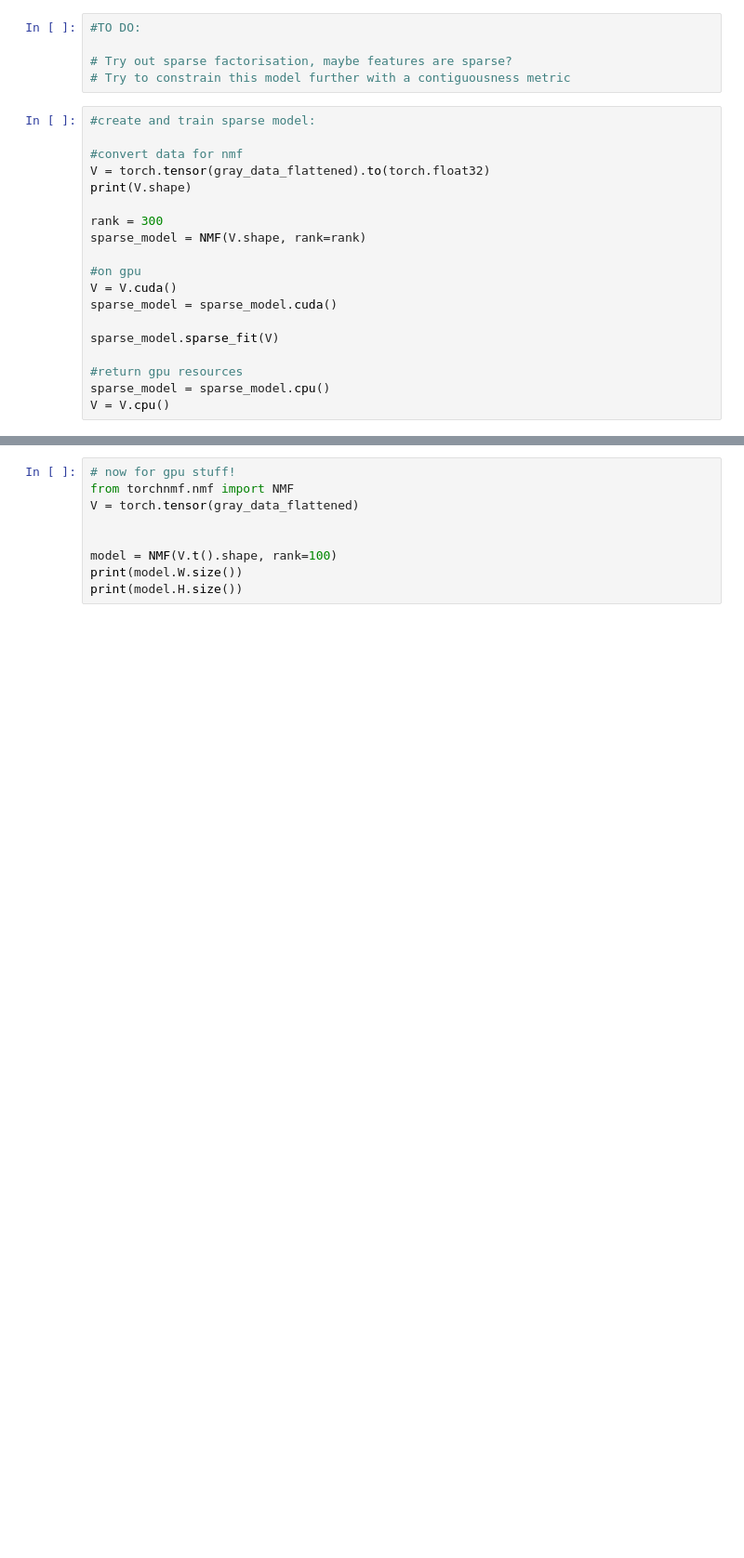
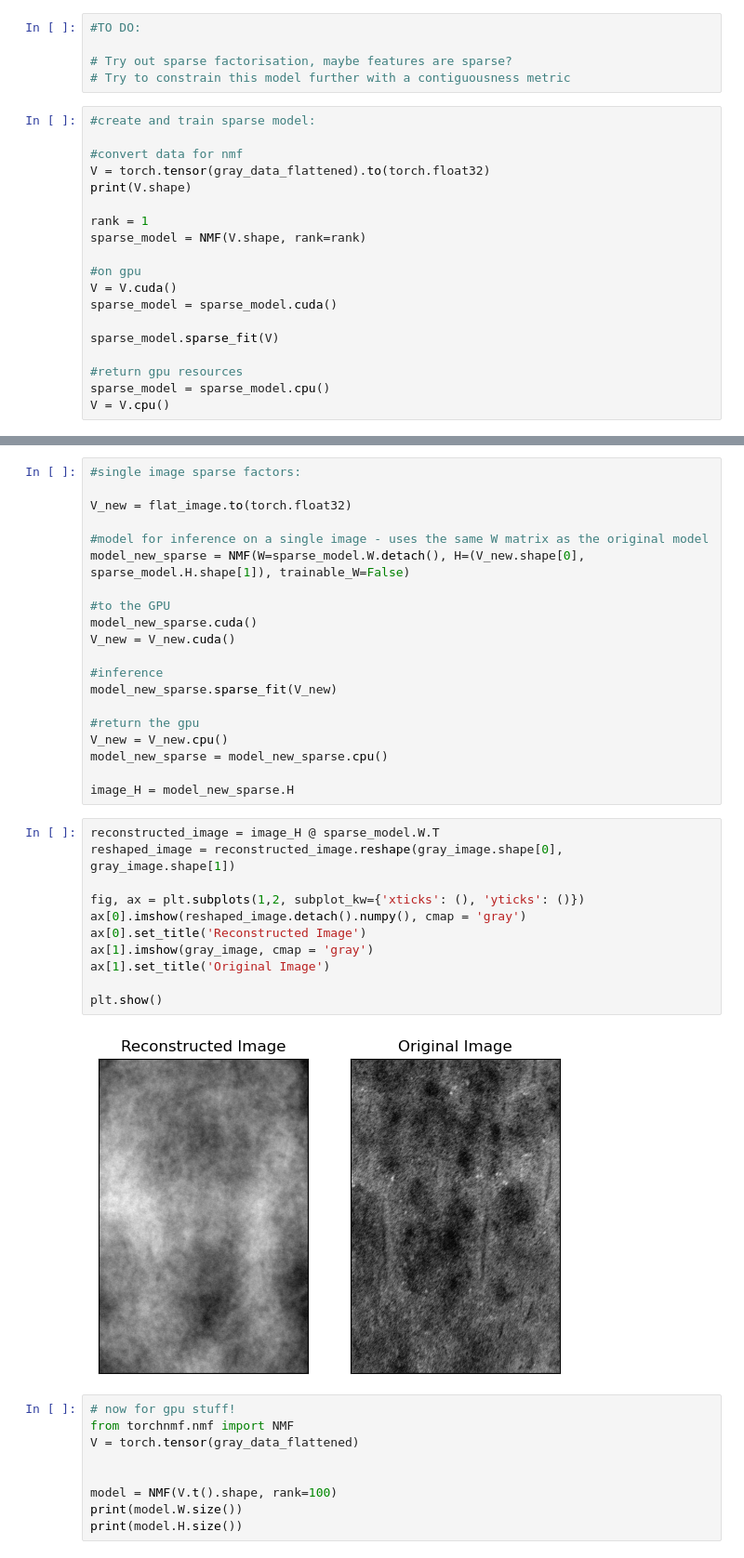
Before and after one commit to N0AHt/nmf_on_gpu, a Jupyter notebook: pytorch_nmf.ipynb, the cells around one changed output, grey strips where cells are left out. Shown at 93% size. Cells and saved outputs as stored; diff of their text form; blank space fills up the shorter version.

Commit message:
found a bug using sparse single image. deal with later

```diff
--- a/pytorch_nmf.ipynb
+++ b/pytorch_nmf.ipynb
@@ -193,7 +202,7 @@ plt.show()
 V = torch.tensor(gray_data_flattened).to(torch.float32)
 print(V.shape)
 
-rank = 300
+rank = 1
 sparse_model = NMF(V.shape, rank=rank)
 
 #on gpu
@@ -227,3 +238,36 @@ plt.show()
+# %%
+#single image sparse factors:
+
+V_new = flat_image.to(torch.float32)
+
+#model for inference on a single image - uses the same W matrix as the original model
+model_new_sparse = NMF(W=sparse_model.W.detach(), H=(V_new.shape[0], sparse_model.H.shape[1]), trainable_W=False)
+
+#to the GPU
+model_new_sparse.cuda()
+V_new = V_new.cuda()
+
+#inference
+model_new_sparse.sparse_fit(V_new)
+
+#return the gpu
+V_new = V_new.cpu()
+model_new_sparse = model_new_sparse.cpu()
+
+image_H = model_new_sparse.H
+# %%
+reconstructed_image = image_H @ sparse_model.W.T
+reshaped_image = reconstructed_image.reshape(gray_image.shape[0], gray_image.shape[1])
+
+fig, ax = plt.subplots(1,2, subplot_kw={'xticks': (), 'yticks': ()})
+ax[0].imshow(reshaped_image.detach().numpy(), cmap = 'gray')
+ax[0].set_title('Reconstructed Image')
+ax[1].imshow(gray_image, cmap = 'gray')
+ax[1].set_title('Original Image')
+
+plt.show()
+# %% [output]
+[figure, added]
 # %%
 # now for gpu stuff!
 from torchnmf.nmf import NMF
```
Also changed, not shown: parts of 6 cells of this notebook.
